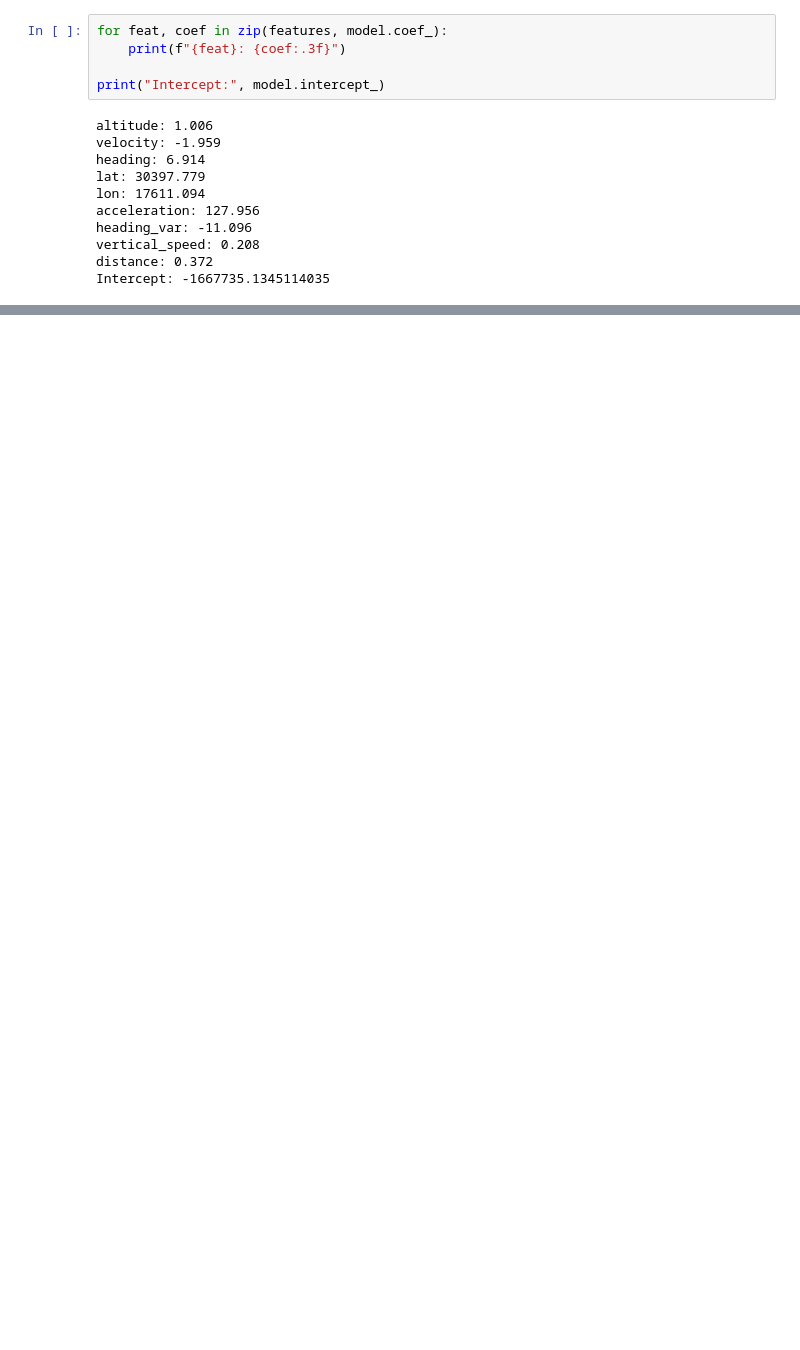
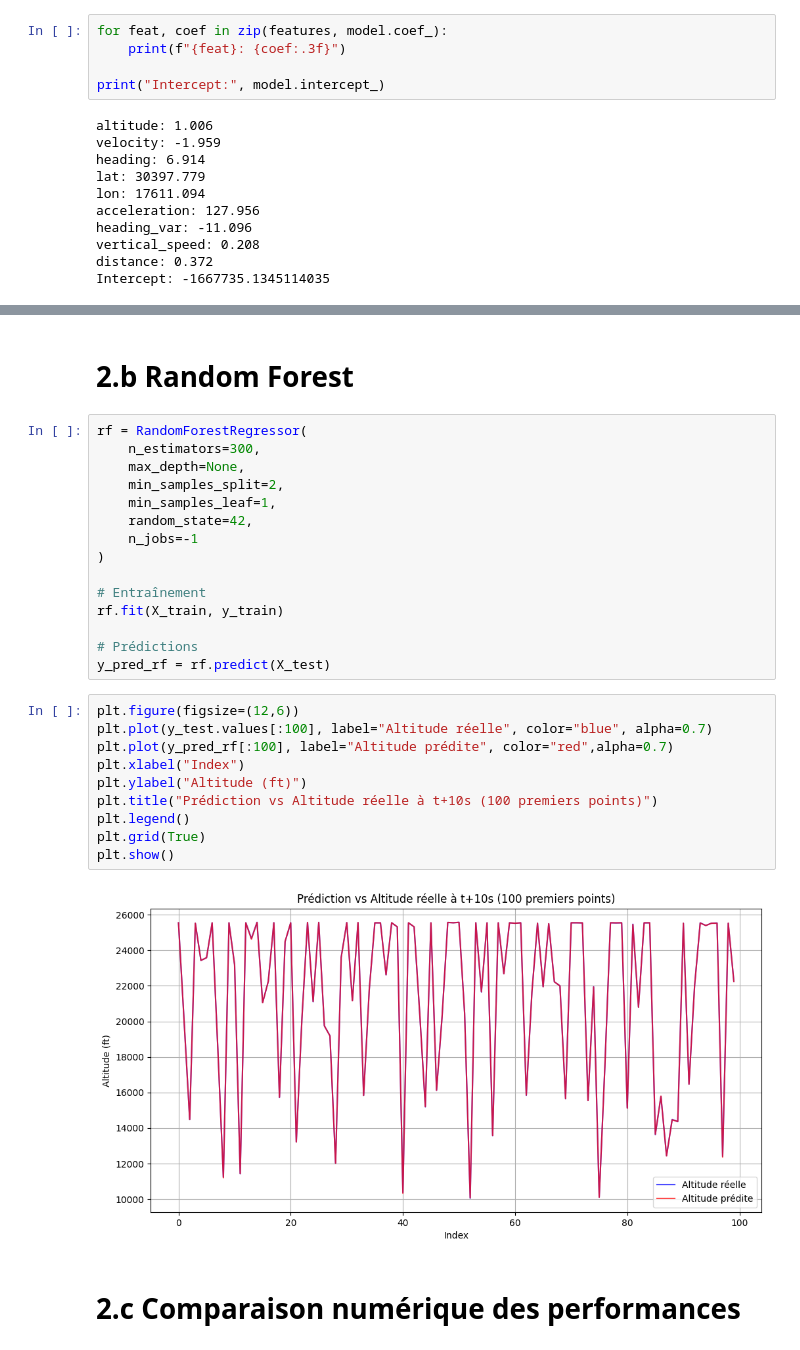
Before and after one commit to MGentieu/Data_analytics_aircraft_messages, a Jupyter notebook: GENTIEU_Martin_TP2.ipynb, the cells around one changed output, grey strips where cells are left out. Drawn from its saved outputs; the diff is of its cells as text; blank space fills up the shorter version.

Commit message:
Rajout du Random Forest et de la comparaison entre les deux modèles

```diff
--- a/GENTIEU_Martin_TP2.ipynb
+++ b/GENTIEU_Martin_TP2.ipynb
@@ -647,3 +638,34 @@ plt.grid(True)
 plt.show()
 # %% [output]
 [figure]
+# %% [markdown]
+# 2.b Random Forest
+# %%
+rf = RandomForestRegressor(
+    n_estimators=300,
+    max_depth=None,
+    min_samples_split=2,
+    min_samples_leaf=1,
+    random_state=42,
+    n_jobs=-1
+)
+
+# Entraînement
+rf.fit(X_train, y_train)
+
+# Prédictions
+y_pred_rf = rf.predict(X_test)
+# %%
+plt.figure(figsize=(12,6))
+plt.plot(y_test.values[:100], label="Altitude réelle", color="blue", alpha=0.7)
+plt.plot(y_pred_rf[:100], label="Altitude prédite", color="red",alpha=0.7)
+plt.xlabel("Index")
+plt.ylabel("Altitude (ft)")
+plt.title("Prédiction vs Altitude réelle à t+10s (100 premiers points)")
+plt.legend()
+plt.grid(True)
+plt.show()
+# %% [output]
+[figure, added]
+# %% [markdown]
+# 2.c Comparaison numérique des performances
```
Also changed, not shown: parts of 16 cells of this notebook.
